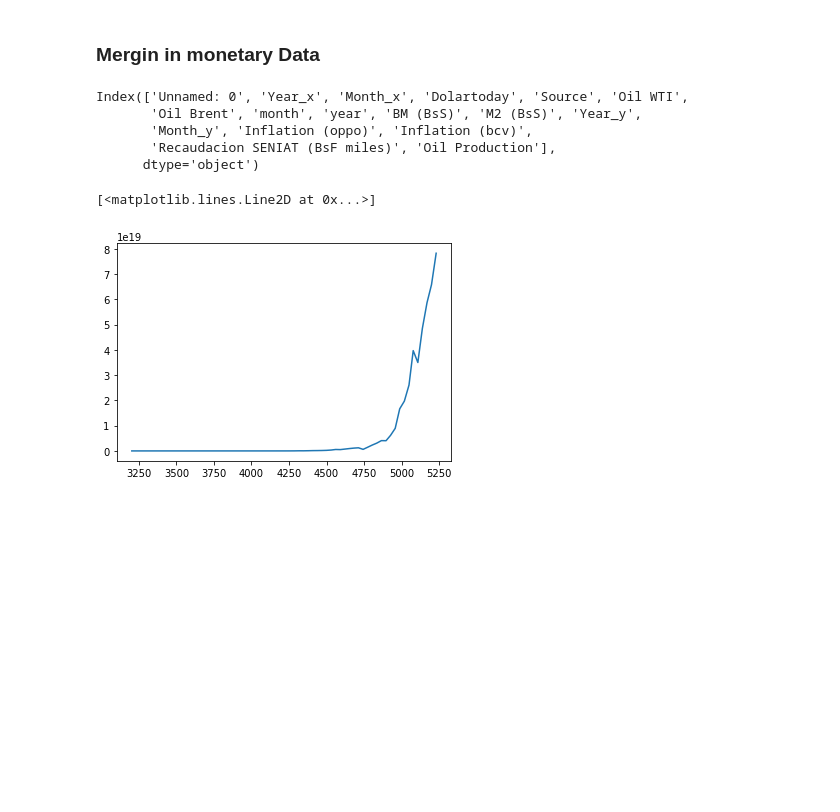
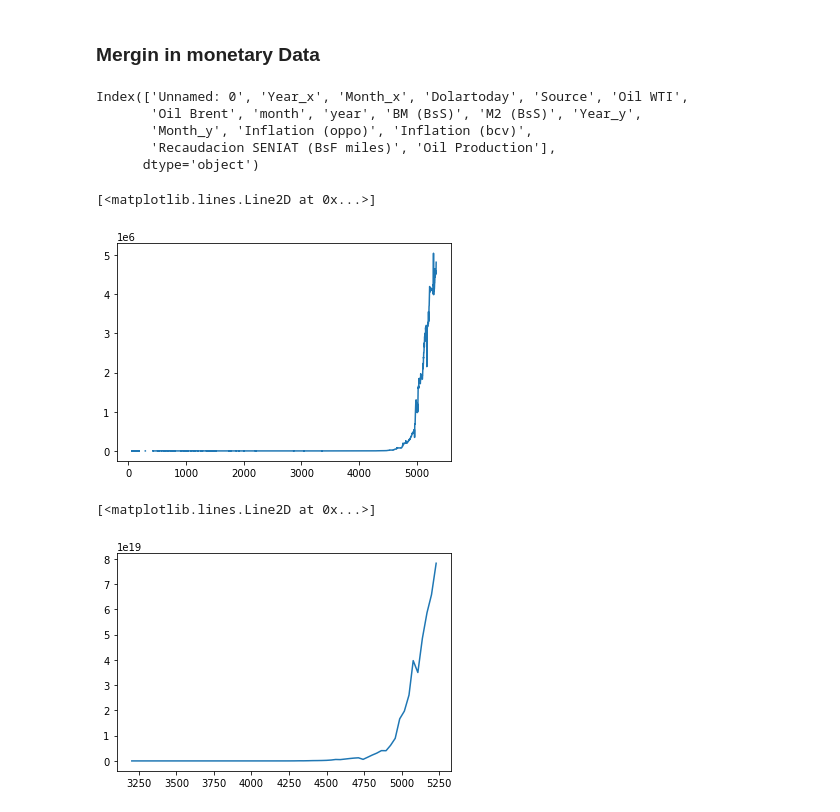
Before and after one commit to frankmuci/venezuela_fx, a Jupyter notebook: notebooks/Zooming_the_Dataset.ipynb, the cells around one changed output. Cells and saved outputs as stored; diff of their text form; code cells hidden in the pictures; blank space fills up the shorter version.

```diff
--- a/notebooks/Zooming_the_Dataset.ipynb
+++ b/notebooks/Zooming_the_Dataset.ipynb
@@ -90,6 +90,11 @@ Index(['Unnamed: 0', 'Year_x', 'Month_x', 'Dolartoday', 'Source', 'Oil WTI',
        'Month_y', 'Inflation (oppo)', 'Inflation (bcv)',
        'Recaudacion SENIAT (BsF miles)', 'Oil Production'],
       dtype='object')
+# %%
+plt.plot(data['Dolartoday'])
+# %% [output]
+[<matplotlib.lines.Line2D at 0x...>]
+[figure, added]
 # %%
 data.rename(columns = {'Unnamed: 0':'date'}, inplace=True)
 # %%
```
Also changed, not shown: parts of 5 cells of this notebook, 1 other file.
